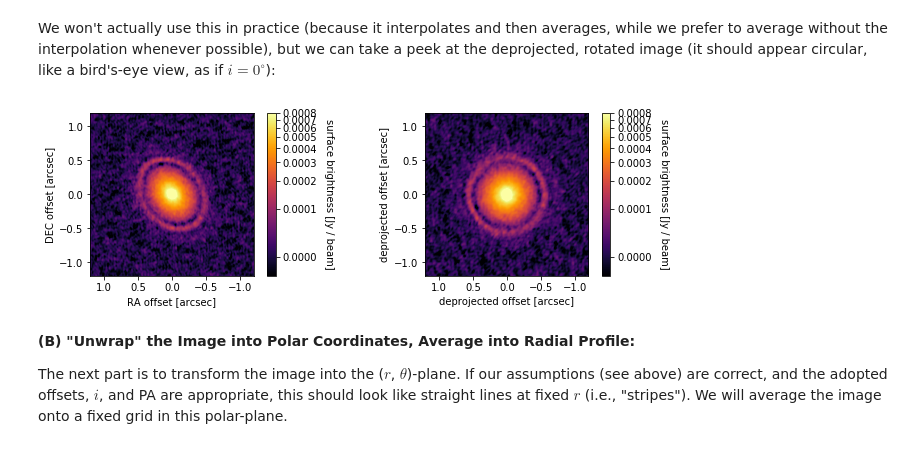
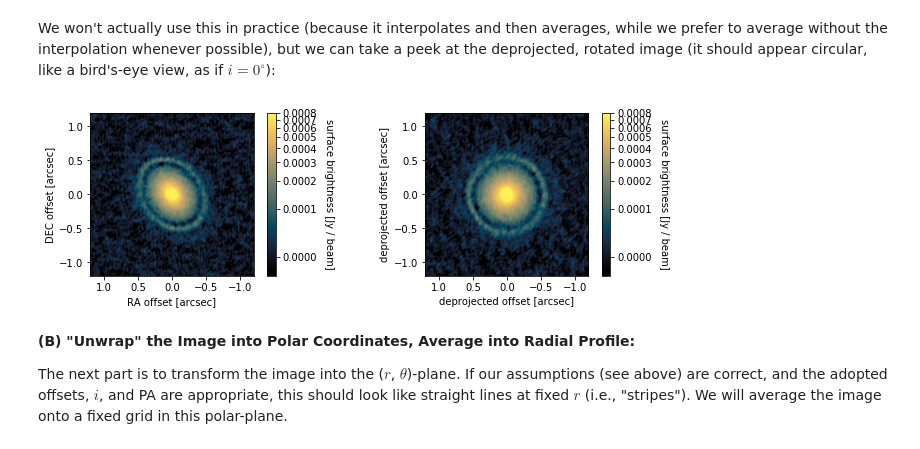
Before and after one commit to seanandrews/DSHARP_CPDs, a Jupyter notebook: Part2_Profiles.ipynb, the cells around one changed output. Saved outputs shown, nothing was run; the diff lists cells and outputs as text; code cells hidden in the pictures.

```diff
--- a/Part2_Profiles.ipynb
+++ b/Part2_Profiles.ipynb
@@ -73,7 +74,7 @@ fig, axs = plt.subplots(ncols=2, figsize=(11,3))
 
 # general image plotting setups
 dRA_lims, dDEC_lims = [1.2, -1.2], [-1.2, 1.2]
-cmap = 'inferno'
+cmap = cmr.eclipse
 vmin, vmax = -3e-5, 8e-4    # these are in Jy/beam units
 norm = ImageNormalize(vmin=vmin, vmax=vmax, stretch=AsinhStretch())
 
@@ -82,34 +83,34 @@ ax = axs[0]
 im_bounds = (dRA.max(), dRA.min(), dDEC.min(), dDEC.max())
 im = ax.imshow(image, origin='lower', cmap=cmap, extent=im_bounds, norm=norm, aspect='equal')
 ax.set_xlim(dRA_lims)
 ax.set_ylim(dDEC_lims)
 ax.set_xlabel('RA offset [arcsec]')
 ax.set_ylabel('DEC offset [arcsec]')
 
 # scalebar
 cb = plt.colorbar(im, ax=ax, pad=0.05)
 cb.set_label('surface brightness [Jy / beam]', rotation=270, labelpad=17)
 
 # transform to the deprojected frame
 off_x, off_y = offRA / (3600 * header['CDELT1']), offDEC / (3600 * header['CDELT2'])
 shifted = shift(image.T, (off_x + 0.5, -off_y + 0.5))
 rotated = transform.rotate(shifted, 180 - PA)
 projected = transform.rescale(rotated, (1 / np.cos(inclr), 1), preserve_range=False)
 
 # in the right plot, show the deprojected image
 ax = axs[1]
 im_bounds = (dRA.max(), dRA.min(), dDEC.min() / np.cos(inclr), dDEC.max() / np.cos(inclr))
 im = ax.imshow(projected, origin='lower', cmap=cmap, extent=im_bounds, norm=norm, aspect='equal')
 ax.set_xlim(dRA_lims)
 ax.set_ylim(dDEC_lims)
 ax.set_xlabel('deprojected offset [arcsec]')
 ax.set_ylabel('deprojected offset [arcsec]')
 
 # scalebar
 cb = plt.colorbar(im, ax=ax, pad=0.05)
 cb.set_label('surface brightness [Jy / beam]', rotation=270, labelpad=17)
 # %% [output]
-[figure, old version]
+[figure, new version]
 # %% [markdown]
 **(B) "Unwrap" the Image into Polar Coordinates, Average into Radial Profile:**
 
```
Also changed, not shown: parts of 4 cells of this notebook.
